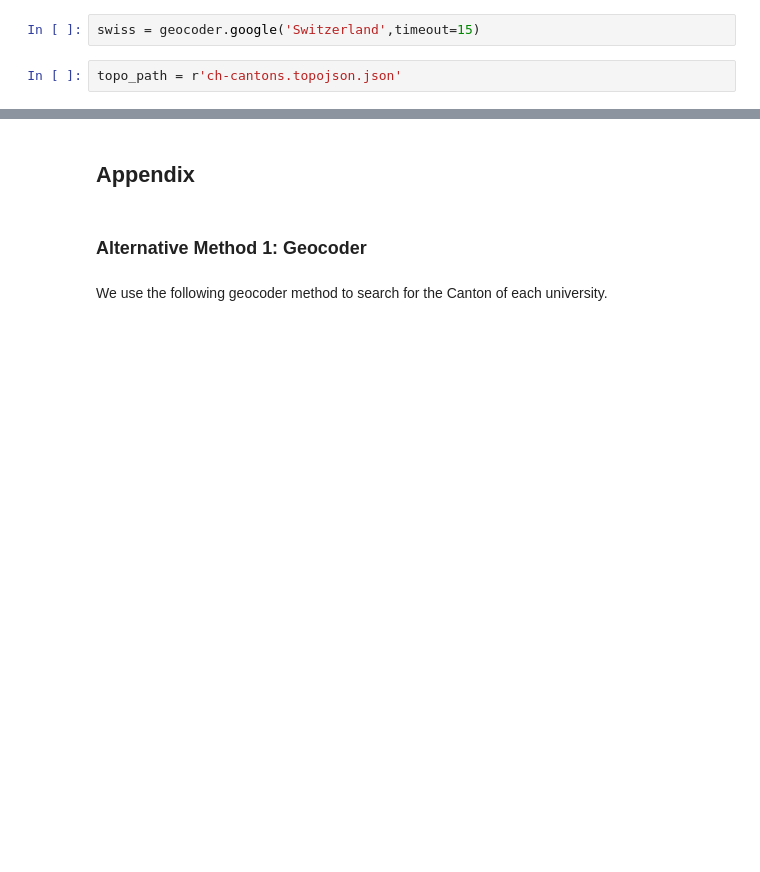
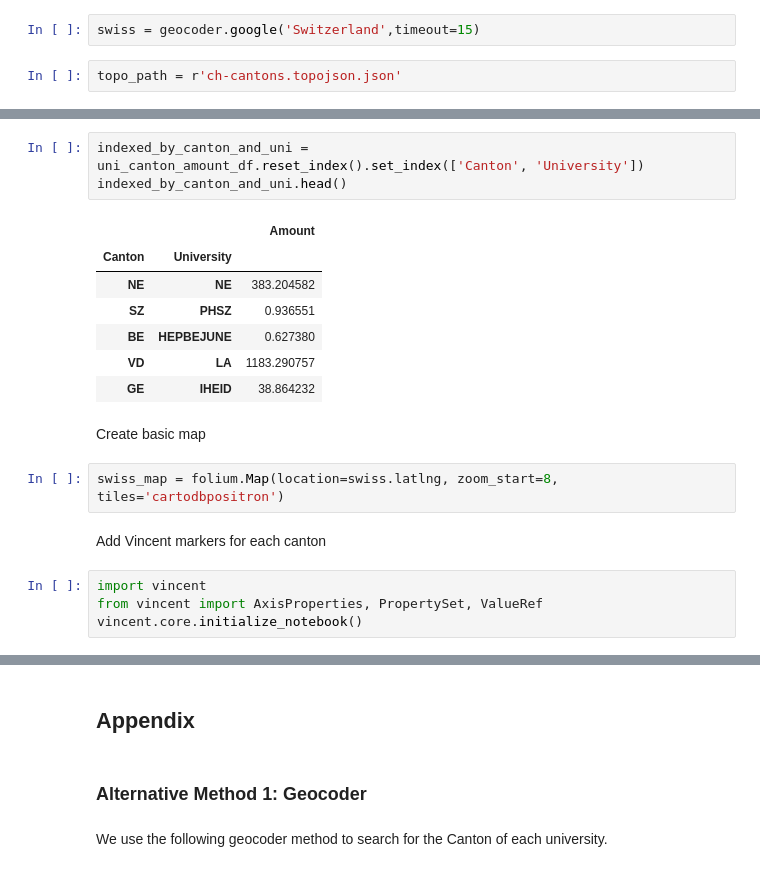
Before and after one commit to e-bug/adahomeworks, a Jupyter notebook: 03 - Interactive Viz/interactive_vis.ipynb, the cells around one changed output, grey strips where cells are left out. Saved outputs shown, nothing was run; the diff lists cells and outputs as text; blank space fills up the shorter version.

```diff
--- a/03 - Interactive Viz/interactive_vis.ipynb
+++ b/03 - Interactive Viz/interactive_vis.ipynb
@@ -424,0 +532,21 @@ swiss_map
+# %%
+indexed_by_canton_and_uni = uni_canton_amount_df.reset_index().set_index(['Canton', 'University'])
+indexed_by_canton_and_uni.head()
+# %% [output]
+|  |  | Amount |
+| Canton | University |  |
+| NE | NE | 383.204582 |
+| SZ | PHSZ | 0.936551 |
+| BE | HEPBEJUNE | 0.627380 |
+| VD | LA | 1183.290757 |
+| GE | IHEID | 38.864232 |
+# %% [markdown]
+Create basic map
+# %%
+swiss_map = folium.Map(location=swiss.latlng, zoom_start=8, tiles='cartodbpositron')
+# %% [markdown]
+Add Vincent markers for each canton
+# %%
+import vincent
+from vincent import AxisProperties, PropertySet, ValueRef
+vincent.core.initialize_notebook()
```
Also changed, not shown: parts of 47 cells of this notebook, 29 other files.
